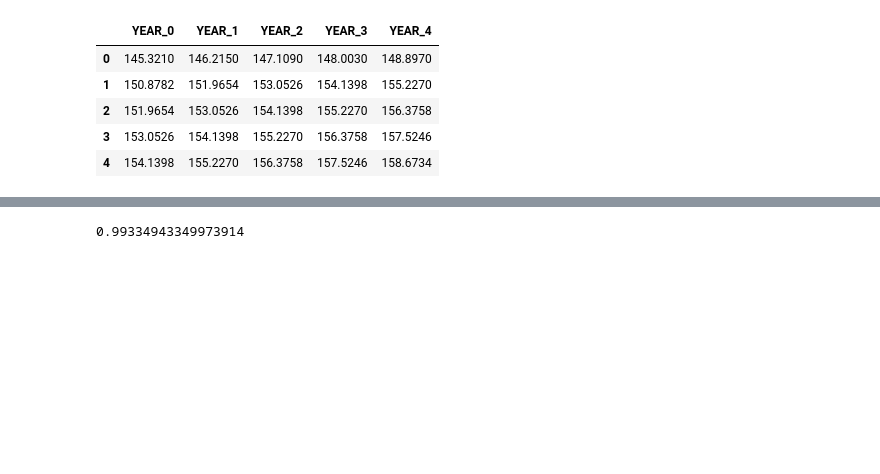
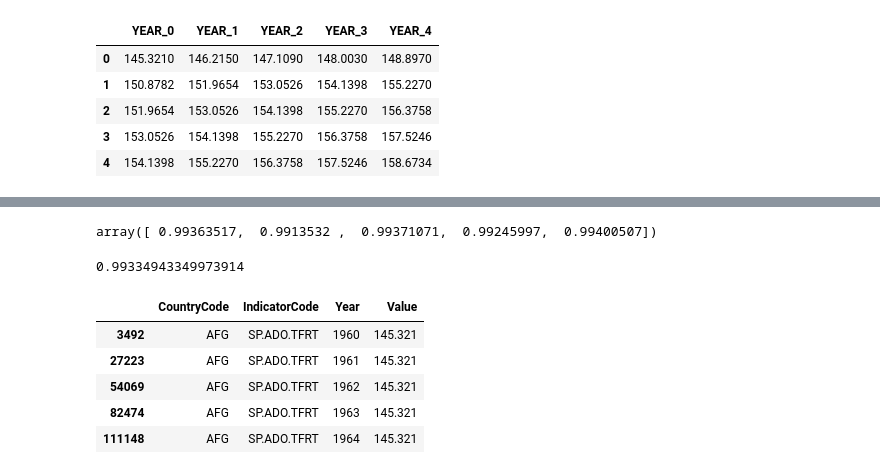
Before and after one commit to jgzuke/KaggleScripts, a Jupyter notebook: WorldDevelopment/Training.ipynb, the cells around one changed output, grey strips where cells are left out. Drawn from its saved outputs; the diff is of its cells as text; code cells hidden in the pictures; blank space fills up the shorter version.

```diff
--- a/WorldDevelopment/Training.ipynb
+++ b/WorldDevelopment/Training.ipynb
@@ -48,9 +50,11 @@ ValueError: could not convert string to float: 'MWI_1988'
 # %%
 from sklearn.linear_model import LinearRegression
 clf = LinearRegression(normalize=True)
-clf.fit(X_train, y_train)
-cv_scores = cross_val_score(clf, X_train, y_train, cv=5)
+clf.fit(X_train, y_train.YEAR_4)
+cv_scores = cross_val_score(clf, X_train, y_train.YEAR_4, cv=5)
 cv_scores
+# %% [output]
+array([ 0.99363517,  0.9913532 ,  0.99371071,  0.99245997,  0.99400507])
 # %%
 from sklearn.svm import SVR
 clf = SVR()
@@ -70,0 +80,17 @@ svm_grid.score(X_test, y_test)
+# %%
+country = 'AFG'
+
+# TODO tomorrow stop saving observation keys as one value country_year, save in two rows
+plotPredictionDataValid = [row.startswith(country) for row in X.OBSERVATION.values]
+plotPredictionData = X[plotPredictionDataValid]
+plotData = data[(data.IndicatorCode == predictionFeature) & (data.CountryCode == country)]
+plotData.head()
+
+# for each row, get the predicted value from clf and plotPredictionData and add the year+prediction with
+# %% [output]
+|  | CountryCode | IndicatorCode | Year | Value |
+| 3492 | AFG | SP.ADO.TFRT | 1960 | 145.321 |
+| 27223 | AFG | SP.ADO.TFRT | 1961 | 145.321 |
+| 54069 | AFG | SP.ADO.TFRT | 1962 | 145.321 |
+| 82474 | AFG | SP.ADO.TFRT | 1963 | 145.321 |
+| 111148 | AFG | SP.ADO.TFRT | 1964 | 145.321 |
```
Also changed, not shown: parts of 6 cells of this notebook.
